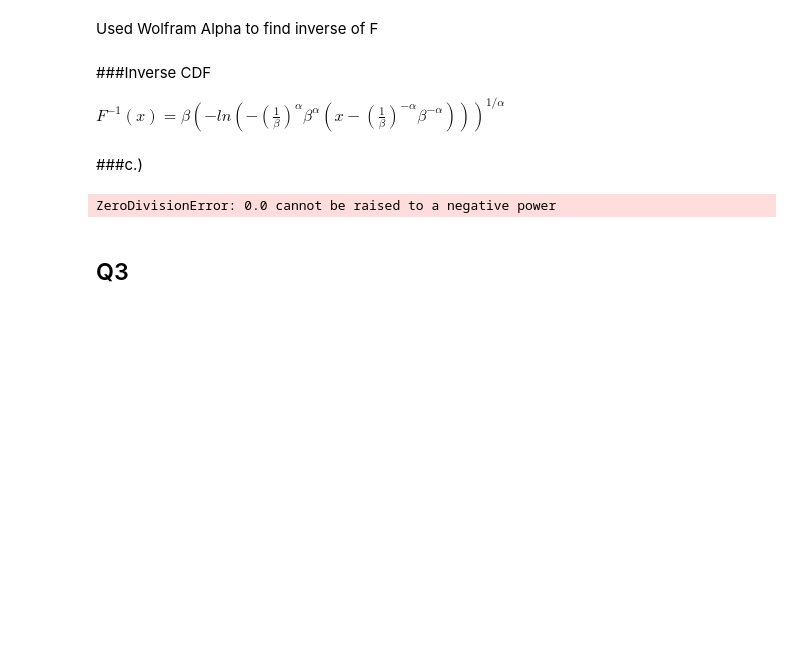
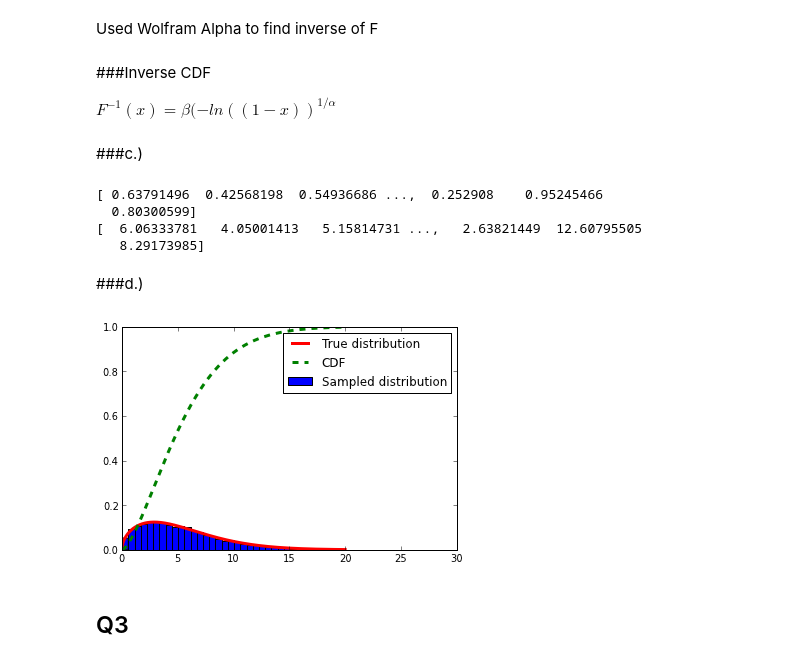
Before and after one commit to npilgram/PHYS202-S13, a Jupyter notebook: Week8/MCSimulation-Ex7.ipynb, the cells around one changed output. Saved outputs shown, nothing was run; the diff lists cells and outputs as text; code cells hidden in the pictures; blank space fills up the shorter version.

```diff
--- a/Week8/MCSimulation-Ex7.ipynb
+++ b/Week8/MCSimulation-Ex7.ipynb
@@ -9,7 +9,7 @@ $f(x)=\alpha\beta^{-\alpha}x^{\alpha-1}e^{-(x/\beta)^{\alpha}} x>0$
 $f(x)=0$ otherwise
 # %%
 alpha=1.5
-beta=6
+beta=6.
 # %%
 f = lambda x: alpha*(beta**(-alpha))*(x**(alpha-1))*(e**(-((x/beta)**alpha)))
 # %% [markdown]
@@ -21,5 +21,5 @@ $F(x)=(\frac{1}{\beta})^{-\alpha}\beta^{-\alpha}(1-e^{-(x/\beta)^{\alpha}})$
 # %%
-F = lambda x: ((1/beta)**(-alpha))*(beta**(-alpha))*(1-(e**(-((x/beta)**(alpha)))))
+F = lambda x: (1-(e**(-((x/beta)**(alpha)))))
 # %% [markdown]
 ###b.)
 # %% [markdown]
@@ -27,18 +27,33 @@ Used Wolfram Alpha to find inverse of F
 # %% [markdown]
 ###Inverse CDF
 
-$F^{-1}(x)=\beta(-ln(-(\frac{1}{\beta})^{\alpha}\beta^{\alpha}(x-(\frac{1}{\beta})^{-\alpha}\beta^{-\alpha})))^{1/\alpha}$
+$F^{-1}(x)=\beta(-ln((1-x))^{1/\alpha}$
 # %%
-Finv = lambda z: beta*((-log(-((1/beta)**(alpha))*(beta**alpha)*(z-(((1/beta)**(-alpha))*(beta**(-alpha))))))**(1/alpha))
+Finv = lambda z: beta*((-log(1-z))**(1/alpha))
 # %% [markdown]
 ###c.)
 # %%
-x = arange(0.,100+0.1,0.1)
+x = arange(0.,20+0.001,0.001)
 N=10000
 z=numpy.random.random_sample(N)
+print z
 xsamples=Finv(z)
+print xsamples
 # %% [output]
-ZeroDivisionError: 0.0 cannot be raised to a negative power
+[ 0.63791496  0.42568198  0.54936686 ...,  0.252908    0.95245466
+  0.80300599]
+[  6.06333781   4.05001413   5.15814731 ...,   2.63821449  12.60795505
+   8.29173985]
+# %% [markdown]
+###d.)
+# %%
+hist(xsamples,50,normed=True, label='Sampled distribution')
+plot(x,f(x),lw=3,color='red', label='True distribution')
+plot(x,F(x),'g--', lw=3,label='CDF')
+legend(loc=0)
+show()
+# %% [output]
+[figure, added]
 # %% [markdown]
 Q3
 --
```
Also changed, not shown: parts of 5 cells of this notebook.
